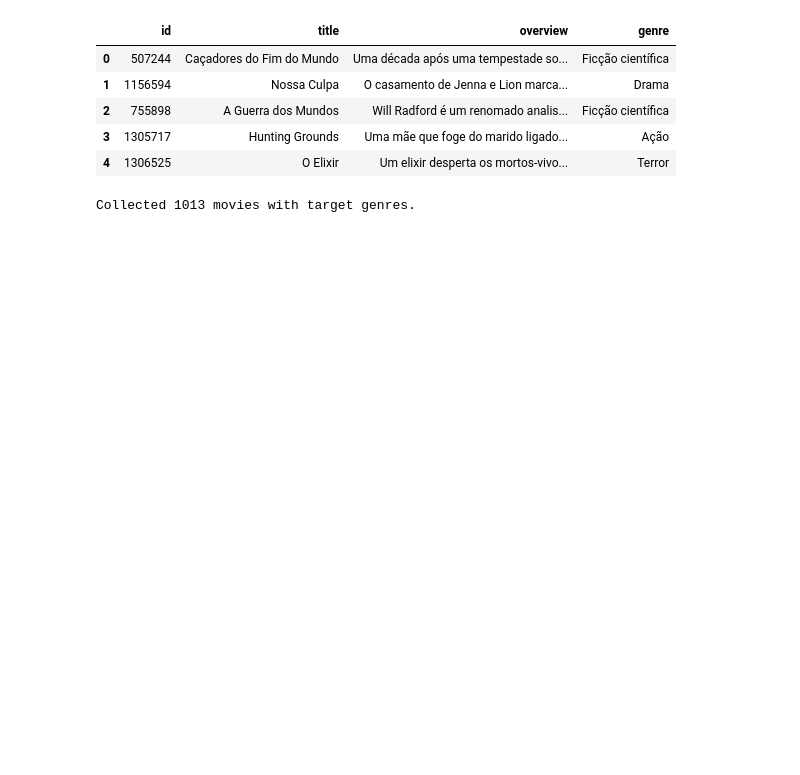
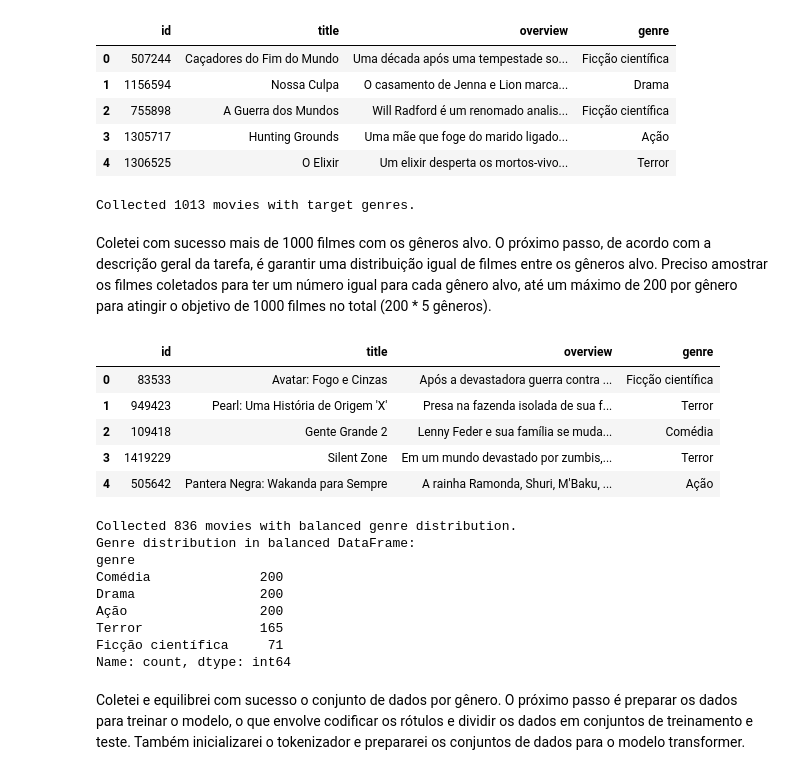
Before and after one commit to joae1234/movie_llm, a Jupyter notebook: back_end.ipynb, the cells around one changed output. Saved outputs shown, nothing was run; the diff lists cells and outputs as text; code cells hidden in the pictures; blank space fills up the shorter version.

```diff
--- a/back_end.ipynb
+++ b/back_end.ipynb
@@ -70,3 +73,37 @@ print(f"Collected {len(df)} movies with target genres.")
 | 3 | 1305717 | Hunting Grounds | Uma mãe que foge do marido ligado... | Ação |
 | 4 | 1306525 | O Elixir | Um elixir desperta os mortos-vivo... | Terror |
 Collected 1013 movies with target genres.
+# %% [markdown]
+
+Coletei com sucesso mais de 1000 filmes com os gêneros alvo. O próximo passo, de acordo com a descrição geral da tarefa, é garantir uma distribuição igual de filmes entre os gêneros alvo. Preciso amostrar os filmes coletados para ter um número igual para cada gênero alvo, até um máximo de 200 por gênero para atingir o objetivo de 1000 filmes no total (200 * 5 gêneros).
+# %%
+# Ensure an equal distribution of movies across the target genres
+balanced_movies = []
+max_per_genre = 1000 // len(target_genres) # Aim for equal distribution
+
+for genre in target_genres:
+    genre_movies = df[df['genre'] == genre].sample(min(len(df[df['genre'] == genre]), max_per_genre), random_state=42)
+    balanced_movies.append(genre_movies)
+
+df_balanced = pd.concat(balanced_movies).sample(frac=1, random_state=42).reset_index(drop=True)
+
+display(df_balanced.head())
+print(f"Collected {len(df_balanced)} movies with balanced genre distribution.")
+print("Genre distribution in balanced DataFrame:")
+print(df_balanced['genre'].value_counts())
+# %% [output]
+|  | id | title | overview | genre |
+| 0 | 83533 | Avatar: Fogo e Cinzas | Após a devastadora guerra contra ... | Ficção científica |
+| 1 | 949423 | Pearl: Uma História de Origem 'X' | Presa na fazenda isolada de sua f... | Terror |
+| 2 | 109418 | Gente Grande 2 | Lenny Feder e sua família se muda... | Comédia |
+| 3 | 1419229 | Silent Zone | Em um mundo devastado por zumbis,... | Terror |
+| 4 | 505642 | Pantera Negra: Wakanda para Sempre | A rainha Ramonda, Shuri, M'Baku, ... | Ação |
+Collected 836 movies with balanced genre distribution.
+Genre distribution in balanced DataFrame:
+genre
+Comédia              200
+Drama                200
+Ação                 200
+Terror               165
+Ficção científica     71
+Name: count, dtype: int64
@@ -72,0 +124,2 @@ Collected 1013 movies with target genres.
+# %% [markdown]
+Coletei e equilibrei com sucesso o conjunto de dados por gênero. O próximo passo é preparar os dados para treinar o modelo, o que envolve codificar os rótulos e dividir os dados em conjuntos de treinamento e teste. Também inicializarei o tokenizador e prepararei os conjuntos de dados para o modelo transformer.
```
Also changed, not shown: parts of 2 cells of this notebook.
